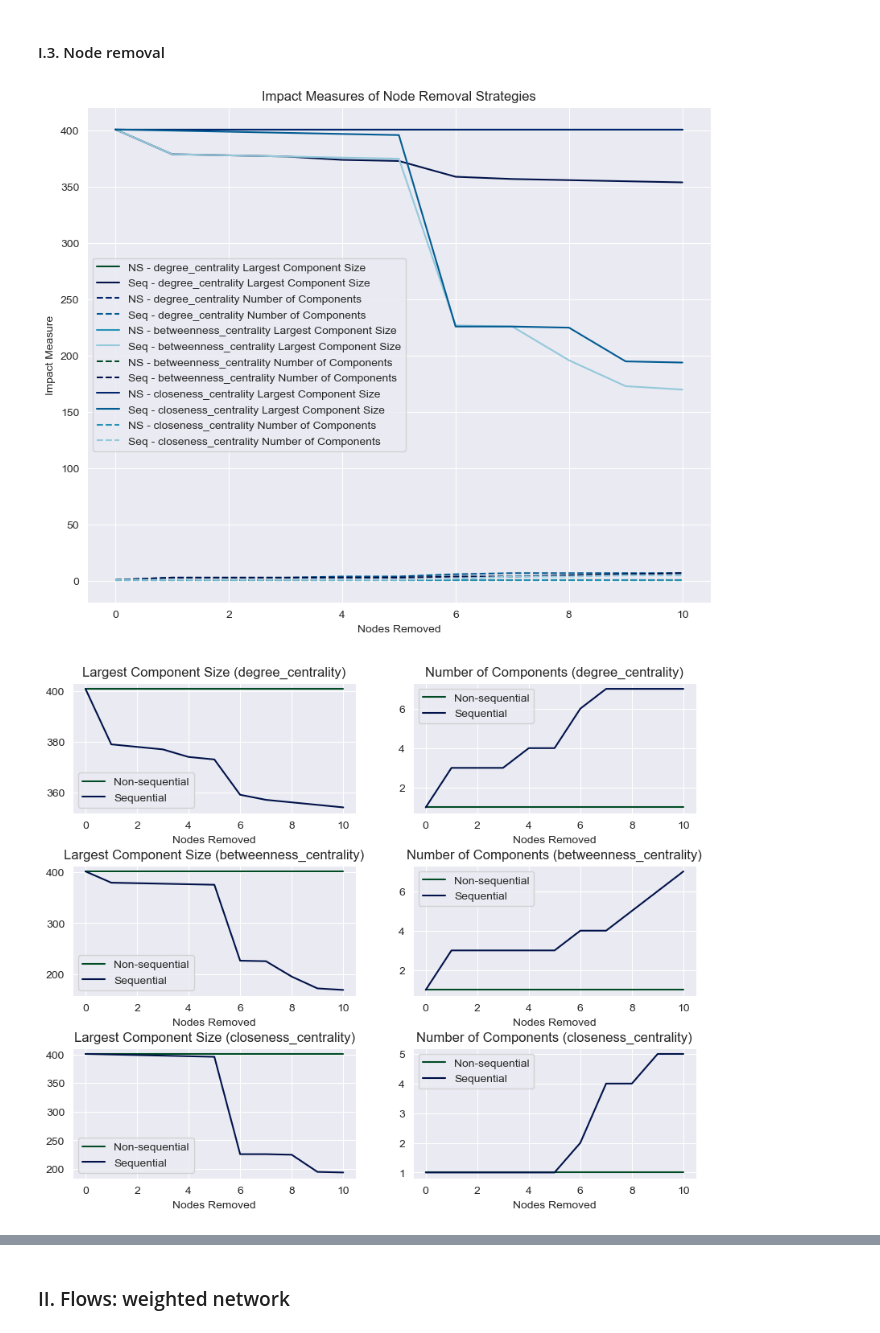
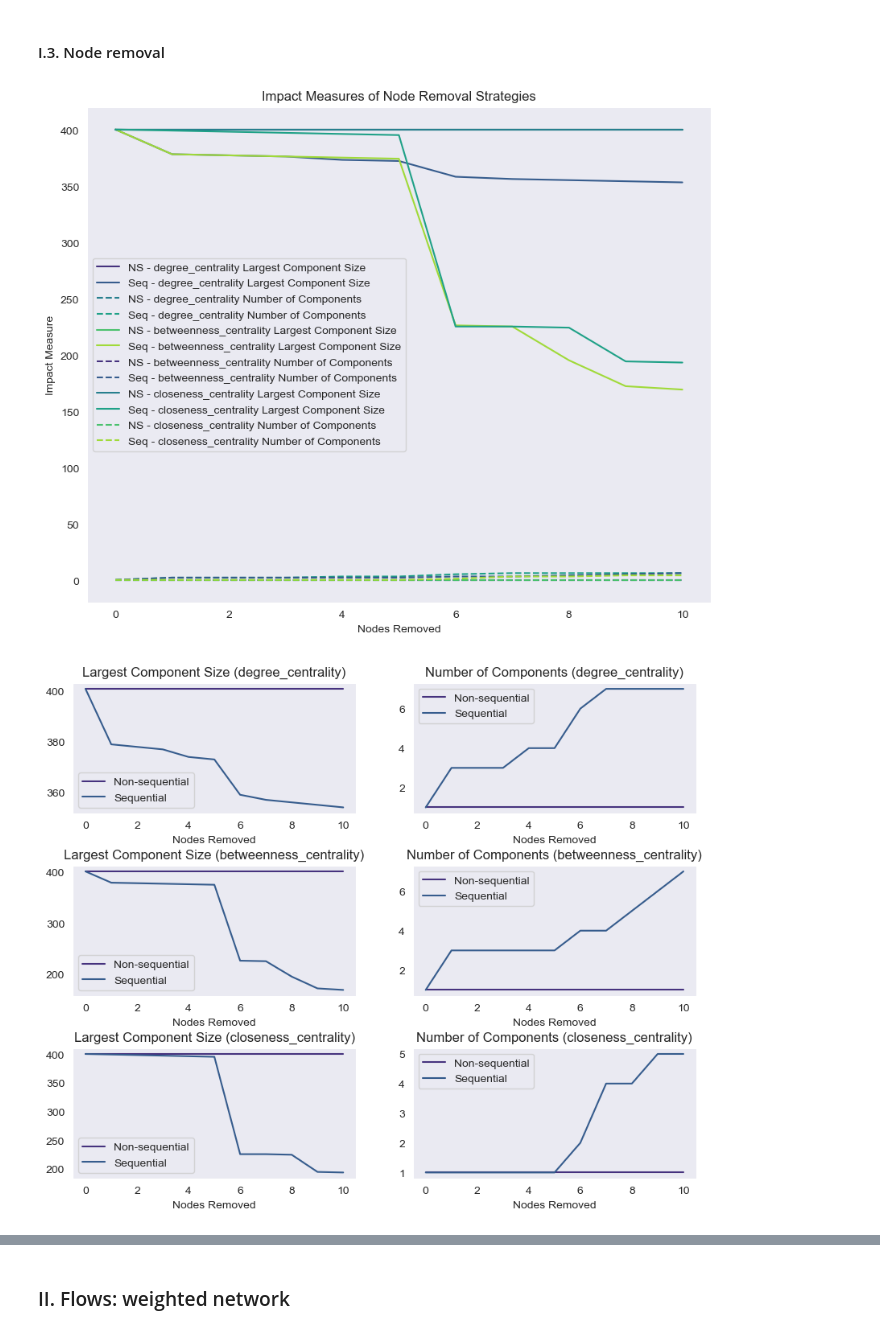
Before and after one commit to ZongheMa/CASA0002_Urban_Simulation, a Jupyter notebook: Urban Simulation Assessment.ipynb, the cells around one changed output, grey strips where cells are left out. Drawn from its saved outputs; the diff is of its cells as text; code cells hidden in the pictures.

```diff
--- a/Urban Simulation Assessment.ipynb
+++ b/Urban Simulation Assessment.ipynb
@@ -204,7 +204,7 @@ import seaborn as sns
 import matplotlib.pyplot as plt
 
 # Set a color palette
-sns.set_palette("ocean")
+sns.set_palette("viridis")
 
 # Plot the impact measures for each strategy and centrality measure in one plot
 plt.figure(figsize=(10, 8))
@@ -216,32 +216,38 @@ for i in range(len(centrality_measures)):
              label=f'Seq - {centrality_measures[i].__name__} Number of Components')
 plt.title('Impact Measures of Node Removal Strategies')
 plt.xlabel('Nodes Removed')
 plt.ylabel('Impact Measure')
+plt.grid(False)
+plt.gcf().set_facecolor('none')
 plt.legend()
 
 plt.show()
 
 # Plot the impact measures for each strategy and centrality measure for better understanding and analysis
 plt.figure(figsize=(10, 8))
 for i in range(len(centrality_measures)):
     plt.subplot(3, 2, 2 * i + 1)
     plt.plot(ns_largest_component_size[i], label='Non-sequential')
     plt.plot(seq_largest_component_size[i], label='Sequential')
     plt.title(f'Largest Component Size ({centrality_measures[i].__name__})')
     plt.xlabel('Nodes Removed')
     # plt.ylabel('Size of Largest Component')
     plt.legend()
+    plt.grid(False)
+    plt.gcf().set_facecolor('none')
 
     plt.subplot(3, 2, 2 * i + 2)
     plt.plot(ns_num_components[i], label='Non-sequential')
     plt.plot(seq_num_components[i], label='Sequential')
     plt.title(f'Number of Components ({centrality_measures[i].__name__})')
     plt.xlabel('Nodes Removed')
     # plt.ylabel('Number of Component')
     plt.legend()
+    plt.grid(False)
+    plt.gcf().set_facecolor('none')
 
 plt.subplots_adjust(hspace=0.4)
 plt.show()
 # %% [output]
-[figure, old version]
+[figure, new version]
-[figure, old version]
+[figure, new version]
```
Also changed, not shown: parts of 2 cells of this notebook.
